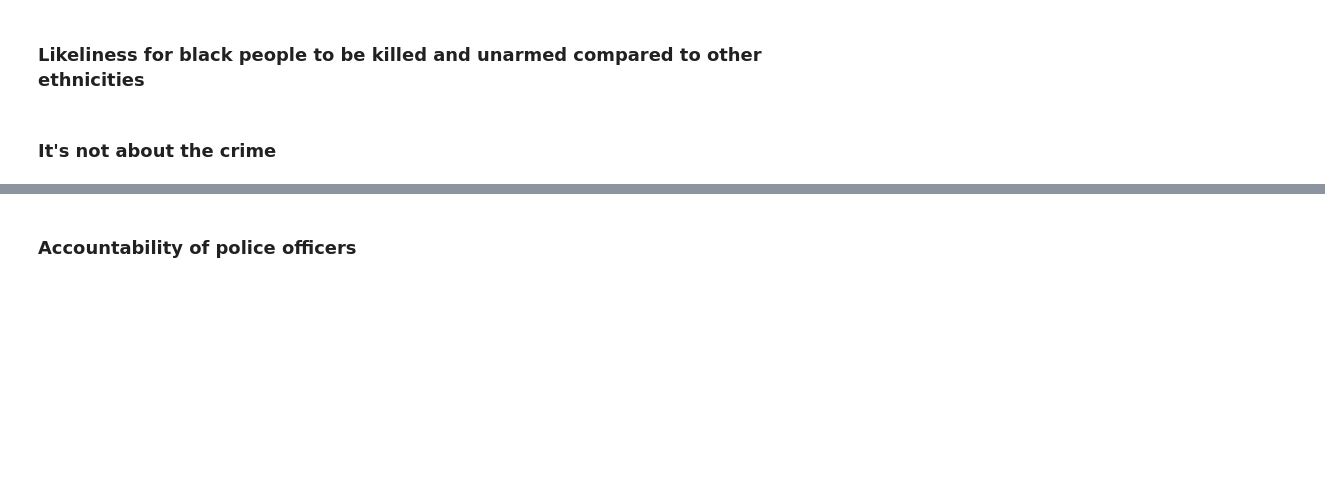
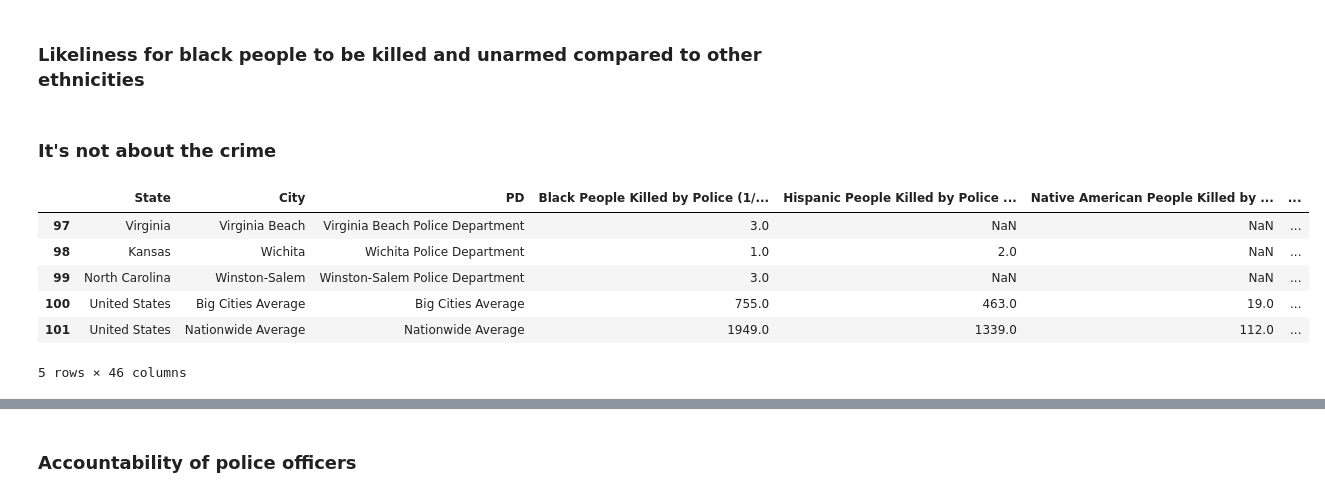
Before and after one commit to keanukf/udacity_datascientist_policeviolence, a Jupyter notebook: police_violence.ipynb, the cells around one changed output, grey strips where cells are left out. Cells and saved outputs as stored; diff of their text form; code cells hidden in the pictures; blank space fills up the shorter version.

```diff
--- a/police_violence.ipynb
+++ b/police_violence.ipynb
@@ -114,3 +114,13 @@ plt.tight_layout()
+# %%
+# Except from Police Killings dataset, all have a lot missing data in the last couple of rows
+pd_killings = pd_killings.dropna(how="all", axis=0)
+pd_killings = pd_killings.drop([105], axis=0)
+
+state_killings = state_killings.dropna(how="all", axis=0)
+state_killings = state_killings.drop([52], axis=0)
+
+blackmen_killings = blackmen_killings.dropna(how="all", axis=0)
+blackmen_killings = blackmen_killings.drop([32], axis=0)
 # %% [markdown]
 # Killings of black people
 # %% [markdown]
@@ -202,5 +202,15 @@ fig = calmap.calendarplot(killing_days, monthticks=3, daylabels='MTWTFSS',
 ### Likeliness for black people to be killed and unarmed compared to other ethnicities
 # %% [markdown]
 ### It's not about the crime
+# %%
+pd_killings.tail()
+# %% [output]
+|  | State | City | PD | Black People Killed by Police (1/... | Hispanic People Killed by Police ... | Native American People Killed by ... | ... |
+| 97 | Virginia | Virginia Beach | Virginia Beach Police Department | 3.0 | NaN | NaN | ... |
+| 98 | Kansas | Wichita | Wichita Police Department | 1.0 | 2.0 | NaN | ... |
+| 99 | North Carolina | Winston-Salem | Winston-Salem Police Department | 3.0 | NaN | NaN | ... |
+| 100 | United States | Big Cities Average | Big Cities Average | 755.0 | 463.0 | 19.0 | ... |
+| 101 | United States | Nationwide Average | Nationwide Average | 1949.0 | 1339.0 | 112.0 | ... |
+5 rows × 46 columns
 # %%
 # Select average homicide rate by police and violent crime rate per state and city
```
Also changed, not shown: parts of 6 cells of this notebook.
